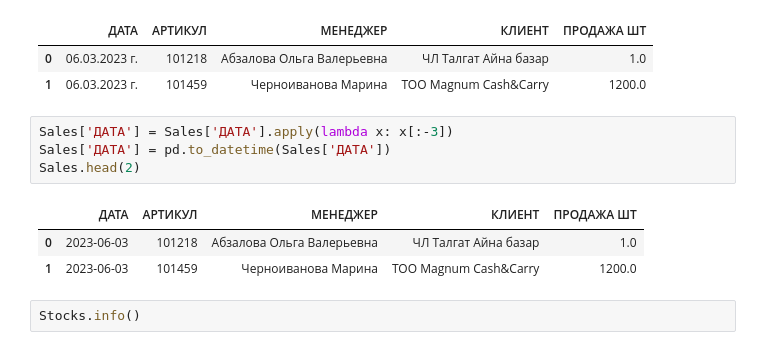
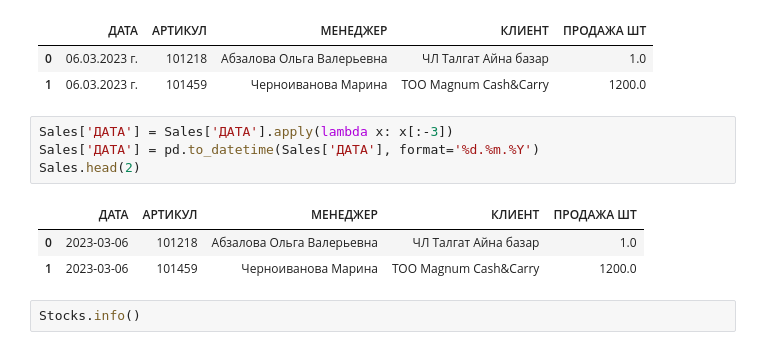
Before and after one commit to killri/sf_data_science, a Jupyter notebook: DS_Mystery/Asia stock management/Asia_stocks.ipynb, the cells around one changed output. Drawn from its saved outputs; the diff is of its cells as text.

```diff
--- a/DS_Mystery/Asia stock management/Asia_stocks.ipynb
+++ b/DS_Mystery/Asia stock management/Asia_stocks.ipynb
@@ -32,12 +34,12 @@ Sales.head(2)
 | 1 | 06.03.2023 г. | 101459 | Черноиванова Марина | ТОО Magnum Cash&Carry | 1200.0 |
 # %%
 Sales['ДАТА'] = Sales['ДАТА'].apply(lambda x: x[:-3])
-Sales['ДАТА'] = pd.to_datetime(Sales['ДАТА'])
+Sales['ДАТА'] = pd.to_datetime(Sales['ДАТА'], format='%d.%m.%Y')
 Sales.head(2)
 # %% [output]
 |  | ДАТА | АРТИКУЛ | МЕНЕДЖЕР | КЛИЕНТ | ПРОДАЖА ШТ |
-| 0 | 2023-06-03 | 101218 | Абзалова Ольга Валерьевна | ЧЛ Талгат Айна базар | 1.0 |
-| 1 | 2023-06-03 | 101459 | Черноиванова Марина | ТОО Magnum Cash&Carry | 1200.0 |
+| 0 | 2023-03-06 | 101218 | Абзалова Ольга Валерьевна | ЧЛ Талгат Айна базар | 1.0 |
+| 1 | 2023-03-06 | 101459 | Черноиванова Марина | ТОО Magnum Cash&Carry | 1200.0 |
 # %%
 Stocks.info()
 # %% [output]
```
Also changed, not shown: parts of 17 cells of this notebook.
